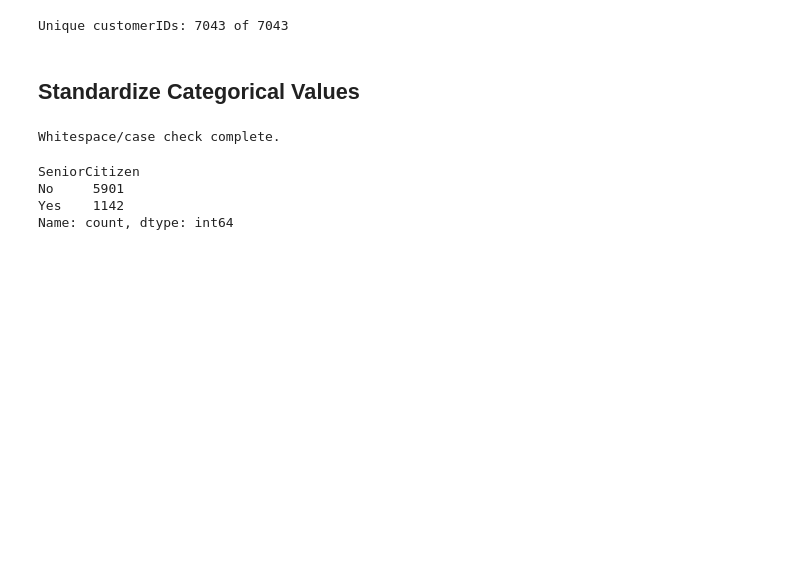
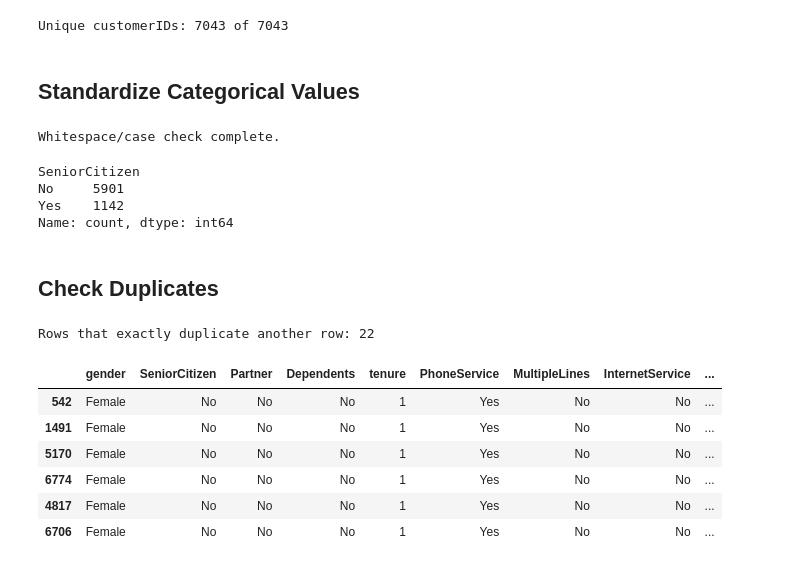
Before and after one commit to Ranuth-Nanvidu/CM2604-Machine-Learning-CW, a Jupyter notebook: notebooks/02_preprocessing.ipynb, the cells around one changed output. Saved outputs shown, nothing was run; the diff lists cells and outputs as text; code cells hidden in the pictures; blank space fills up the shorter version.

```diff
--- a/notebooks/02_preprocessing.ipynb
+++ b/notebooks/02_preprocessing.ipynb
@@ -112,3 +117,18 @@ SeniorCitizen
 No     5901
 Yes    1142
 Name: count, dtype: int64
+# %% [markdown]
+## Check Duplicates
+# %%
+dupes = df.duplicated(keep=False)
+print("Rows that exactly duplicate another row:", df.duplicated().sum())
+df[dupes].sort_values(["tenure", "MonthlyCharges"]).head(6)
+# %% [output]
+Rows that exactly duplicate another row: 22
+|  | gender | SeniorCitizen | Partner | Dependents | tenure | PhoneService | MultipleLines | InternetService | ... |
+| 542 | Female | No | No | No | 1 | Yes | No | No | ... |
+| 1491 | Female | No | No | No | 1 | Yes | No | No | ... |
+| 5170 | Female | No | No | No | 1 | Yes | No | No | ... |
+| 6774 | Female | No | No | No | 1 | Yes | No | No | ... |
+| 4817 | Female | No | No | No | 1 | Yes | No | No | ... |
+| 6706 | Female | No | No | No | 1 | Yes | No | No | ... |
```
Also changed, not shown: parts of 24 cells of this notebook, 3 other files.
